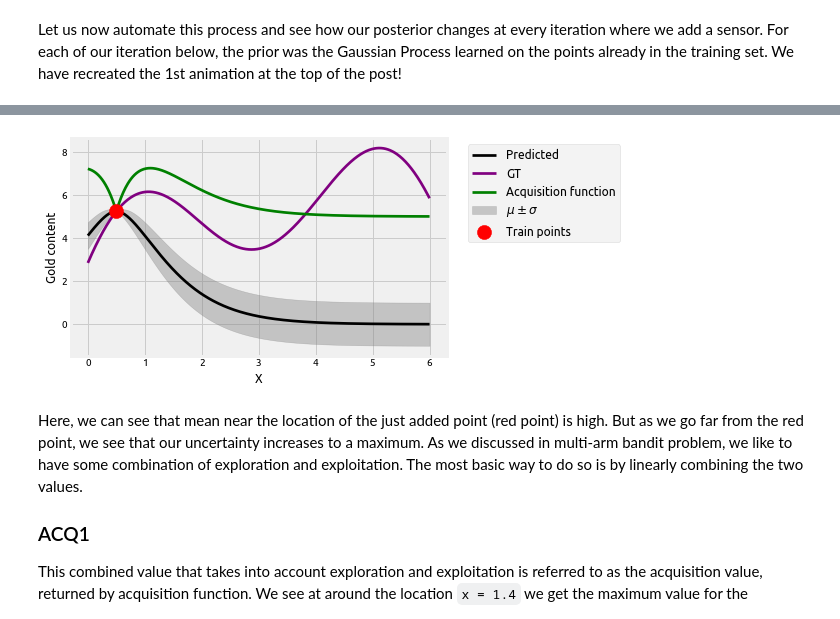
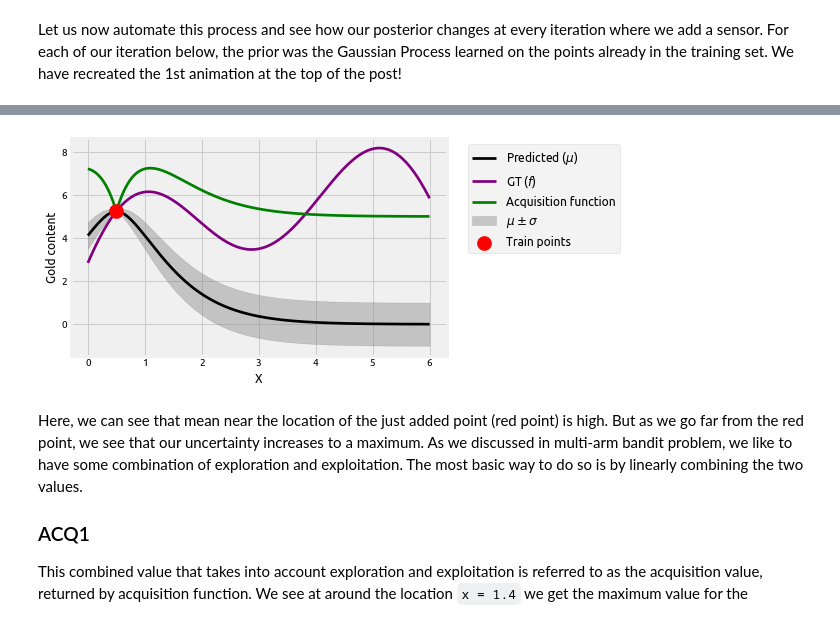
Before and after one commit to distillpub/post--bayesian-optimization, a Jupyter notebook: public/images/bandit-learning-gp.ipynb, the cells around one changed output, grey strips where cells are left out. Drawn from its saved outputs; the diff is of its cells as text; code cells hidden in the pictures.

```diff
--- a/public/images/bandit-learning-gp.ipynb
+++ b/public/images/bandit-learning-gp.ipynb
@@ -179,8 +179,8 @@ for i in range(10):
     gp.fit(train_X, train_y.flatten())
     # predict on current pool set
     y_pred, sigma = gp.predict(x, return_std=True)
-    plt.plot(x, y_pred, 'k', label='Predicted')
-    plt.plot(x, f(x), 'purple', label='GT')
+    plt.plot(x, y_pred, 'k', label=r'Predicted ($\mu$)')
+    plt.plot(x, f(x), 'purple', label=r'GT ($f$)')
     plt.xlabel("X")
     plt.ylabel("Gold content")
     plt.fill_between(x.flatten(), y_pred+sigma, y_pred-sigma,
@@ -245,23 +245,23 @@ class ACQ1(ACQ):
 # %%
 acq_obj = ACQ1()
 
 train_X = np.atleast_2d([0.5]).T
 train_y = f(train_X).ravel()
 gp.fit(train_X, train_y)
 y_pred, sigma = gp.predict(x, return_std=True)
-plt.plot(x, y_pred, 'k', label='Predicted')
-plt.plot(x, f(x), 'purple', label='GT')
+plt.plot(x, y_pred, 'k', label=r'Predicted ($\mu$)')
+plt.plot(x, f(x), 'purple', label=r'GT ($f$)')
 plt.xlabel("X")
 plt.ylabel("Gold content")
 plt.fill_between(x.flatten(), y_pred+sigma, y_pred-sigma,
                  color='gray', alpha=alpha_plt, label=r'$\mu \pm \sigma$')
 plt.scatter(train_X, train_y, color='red', s=200, zorder=10, label='Train points')
 plt.plot(x, acq_obj(gp, x, 5), label='Acquisition function', color='green')
 format_axes(plt.gca())
 plt.legend(bbox_to_anchor=(1.04,1), loc="upper left")
 plt.savefig(f"MAB_gifs/acq_fn.svg", bbox_inches="tight")
 # %% [output]
-[figure, old version]
+[figure, new version]
 # %% [markdown]
 Here, we can see that mean near the location of the just added point (red point) is high. But as we go far from the red point, we see that our uncertainty increases to a maximum. As we discussed in multi-arm bandit problem, we like to have some combination of exploration and exploitation. The most basic way to do so is by linearly combining the two values.
 
```
Also changed, not shown: parts of 5 cells of this notebook, 28 other files.
